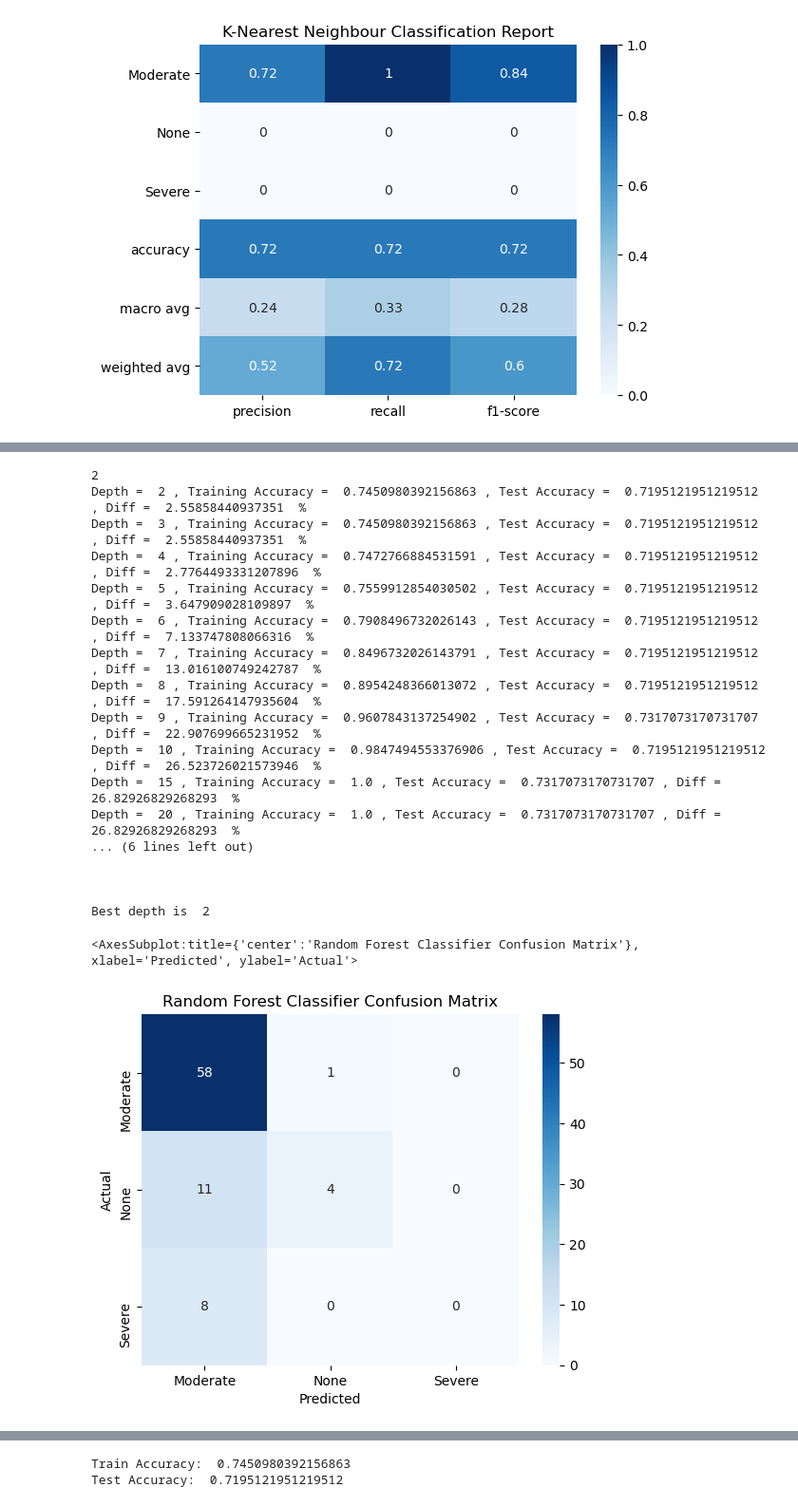
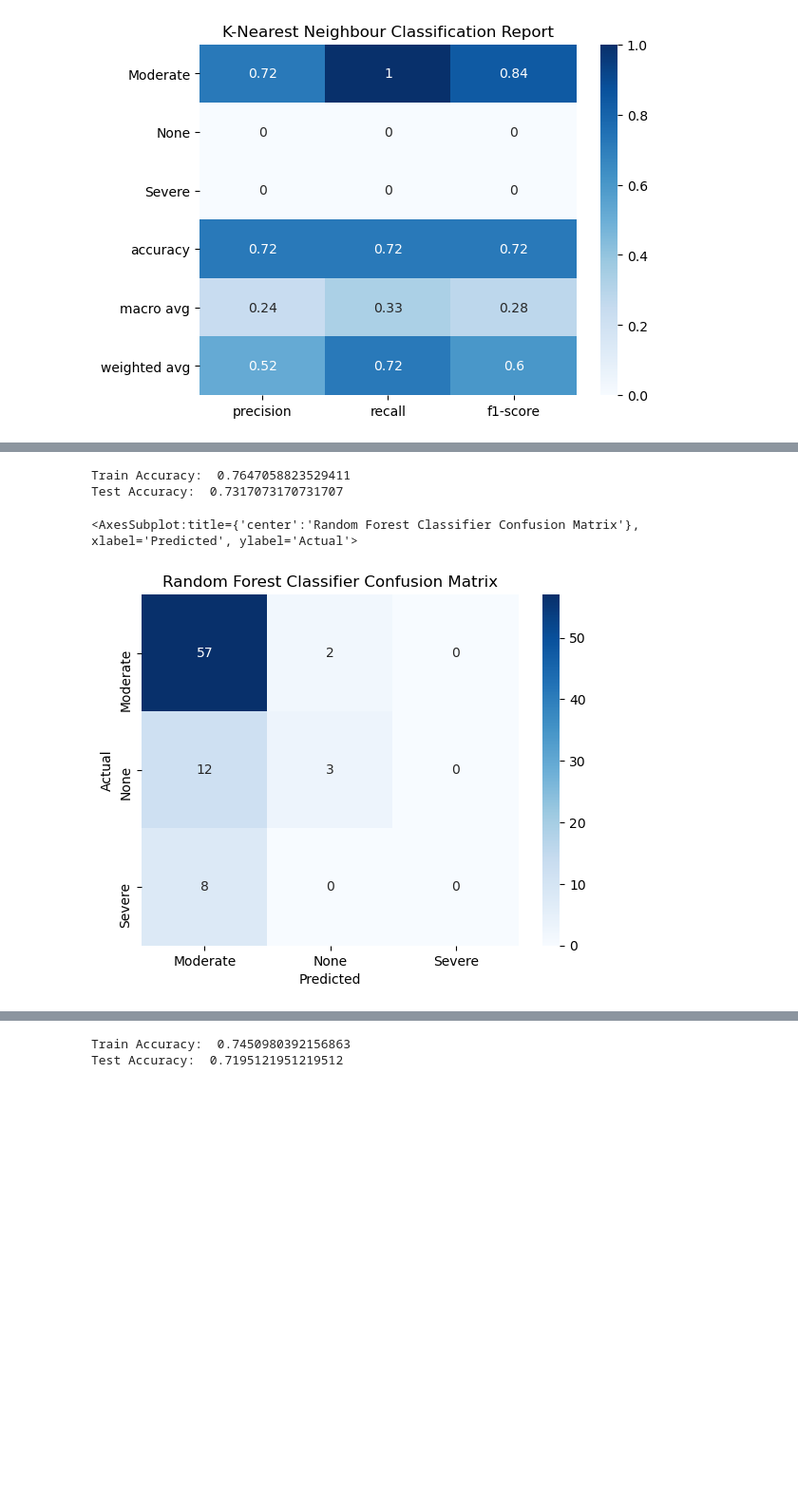
Before and after one commit to Jaber-Al-Siam/Lifestyle-and-Depression-Among-University-Students, a Jupyter notebook: Predict Depression Category.ipynb, the cells around one changed output, grey strips where cells are left out. Shown at 95% size. Cells and saved outputs as stored; diff of their text form; code cells hidden in the pictures; blank space fills up the shorter version.

```diff
--- a/Predict Depression Category.ipynb
+++ b/Predict Depression Category.ipynb
@@ -756,8 +774,6 @@ maxdepths = [2,3,4,5,6,7,8,9,10,15,20,25,30,35,40,45,50]
 trainAcc = np.zeros(len(maxdepths))
 testAcc = np.zeros(len(maxdepths))
 foldAcc = np.zeros(len(maxdepths))
-difference = 100.0
-best_depth = 0
 
 index = 0
 for depth in maxdepths:
@@ -769,21 +785,14 @@ for depth in maxdepths:
     y_predTest = clf.predict(X_test)
     trainAcc[index] = accuracy_score(y_train, y_predTrain)
     testAcc[index] = accuracy_score(y_test, y_predTest)
-    curr_difference = np.abs(trainAcc[index]-testAcc[index]) * 100.00
-    if curr_difference < difference:
-        difference = curr_difference
-        print(depth)
-        best_depth = depth
-    print("Depth = ", depth, ", Training Accuracy = ", trainAcc[index], ", Test Accuracy = ", testAcc[index],
-          ", Diff = ", curr_difference, " %")
     index += 1
 
-print('\n\n')
-print('Best depth is ', best_depth)
 clf = DecisionTreeClassifier(max_depth=2, criterion='gini')
 clf = clf.fit(X_train, y_train)
 y_predTrain = clf.predict(X_train)
 y_predTest = clf.predict(X_test)
+print("Train Accuracy: ", accuracy_score(y_pred_train, y_train))
+print("Test Accuracy: ", accuracy_score(y_pred_test, y_test))
 #########################################
 # Plot of training and test accuracies
 #########################################
@@ -955,68 +935,44 @@ maxdepths = [2,3,4,5,6,7,8,9,10,15,20,25,30,35,40,45,50]
 trainAcc = np.zeros(len(maxdepths))
 testAcc = np.zeros(len(maxdepths))
 foldAcc = np.zeros(len(maxdepths))
-difference = 100.0
-best_depth = 0
 
 index = 0
 for depth in maxdepths:
     clf = RandomForestClassifier(max_depth=depth, criterion = 'entropy',  max_features = 'auto', n_estimators = 200)
     results = cross_val_score(clf, X_train, y_train, cv = skfold)
     foldAcc[index] = np.mean(results)
     clf = clf.fit(X_train, y_train)
     y_predTrain = clf.predict(X_train)
     y_predTest = clf.predict(X_test)
     trainAcc[index] = accuracy_score(y_train, y_predTrain)
     testAcc[index] = accuracy_score(y_test, y_predTest)
-    curr_difference = np.abs(trainAcc[index]-testAcc[index]) * 100.00
-    if curr_difference < difference:
-        difference = curr_difference
-        print(depth)
-        best_depth = depth
-    print("Depth = ", depth, ", Training Accuracy = ", trainAcc[index], ", Test Accuracy = ", testAcc[index],
-          ", Diff = ", curr_difference, " %")
     index += 1
 
-print('\n\n')
-print('Best depth is ', best_depth)
-clf = RandomForestClassifier(max_depth=best_depth)
+clf = RandomForestClassifier(max_depth=6)
 clf = clf.fit(X_train, y_train)
 y_predTrain = clf.predict(X_train)
 y_predTest = clf.predict(X_test)
+print("Train Accuracy: ", accuracy_score(y_pred_train, y_train))
+print("Test Accuracy: ", accuracy_score(y_pred_test, y_test))
 #########################################
 # Plot of training and test accuracies
 #########################################
 
 clf = RandomForestClassifier(max_depth = 6, criterion = 'entropy',  max_features = 'auto', n_estimators = 200)
 clf.fit(X_train, y_train)
 y_predTrain = clf.predict(X_train)
 y_predTest = clf.predict(X_test)
 matrix = metrics.confusion_matrix(y_test, y_pred_test)
 df_cm = pd.DataFrame(matrix, columns=np.unique(y_test), index = np.unique(y_test))
 df_cm.index.name = 'Actual'
 df_cm.columns.name = 'Predicted'
 plt.title('Random Forest Classifier Confusion Matrix')
 sns.heatmap(df_cm, cmap="Blues", annot=True)
 # %% [output]
-2
-Depth =  2 , Training Accuracy =  0.7450980392156863 , Test Accuracy =  0.7195121951219512 , Diff =  2.55858440937351  %
-Depth =  3 , Training Accuracy =  0.7450980392156863 , Test Accuracy =  0.7195121951219512 , Diff =  2.55858440937351  %
-Depth =  4 , Training Accuracy =  0.7472766884531591 , Test Accuracy =  0.7195121951219512 , Diff =  2.7764493331207896  %
-Depth =  5 , Training Accuracy =  0.7559912854030502 , Test Accuracy =  0.7195121951219512 , Diff =  3.647909028109897  %
-Depth =  6 , Training Accuracy =  0.7908496732026143 , Test Accuracy =  0.7195121951219512 , Diff =  7.133747808066316  %
-Depth =  7 , Training Accuracy =  0.8496732026143791 , Test Accuracy =  0.7195121951219512 , Diff =  13.016100749242787  %
-Depth =  8 , Training Accuracy =  0.8954248366013072 , Test Accuracy =  0.7195121951219512 , Diff =  17.591264147935604  %
-Depth =  9 , Training Accuracy =  0.9607843137254902 , Test Accuracy =  0.7317073170731707 , Diff =  22.907699665231952  %
-Depth =  10 , Training Accuracy =  0.9847494553376906 , Test Accuracy =  0.7195121951219512 , Diff =  26.523726021573946  %
-Depth =  15 , Training Accuracy =  1.0 , Test Accuracy =  0.7317073170731707 , Diff =  26.82926829268293  %
-Depth =  20 , Training Accuracy =  1.0 , Test Accuracy =  0.7317073170731707 , Diff =  26.82926829268293  %
-... (6 lines left out)
-
-
-
-Best depth is  2
+Train Accuracy:  0.7647058823529411
+Test Accuracy:  0.7317073170731707
 <AxesSubplot:title={'center':'Random Forest Classifier Confusion Matrix'}, xlabel='Predicted', ylabel='Actual'>
-[figure, old version]
+[figure, new version]
 # %%
 plt.title('Random Forest Classifier Classification Report')
 clf_report = classification_report(y_test, y_pred_test, output_dict=True)
```
Also changed, not shown: parts of 18 cells of this notebook.
